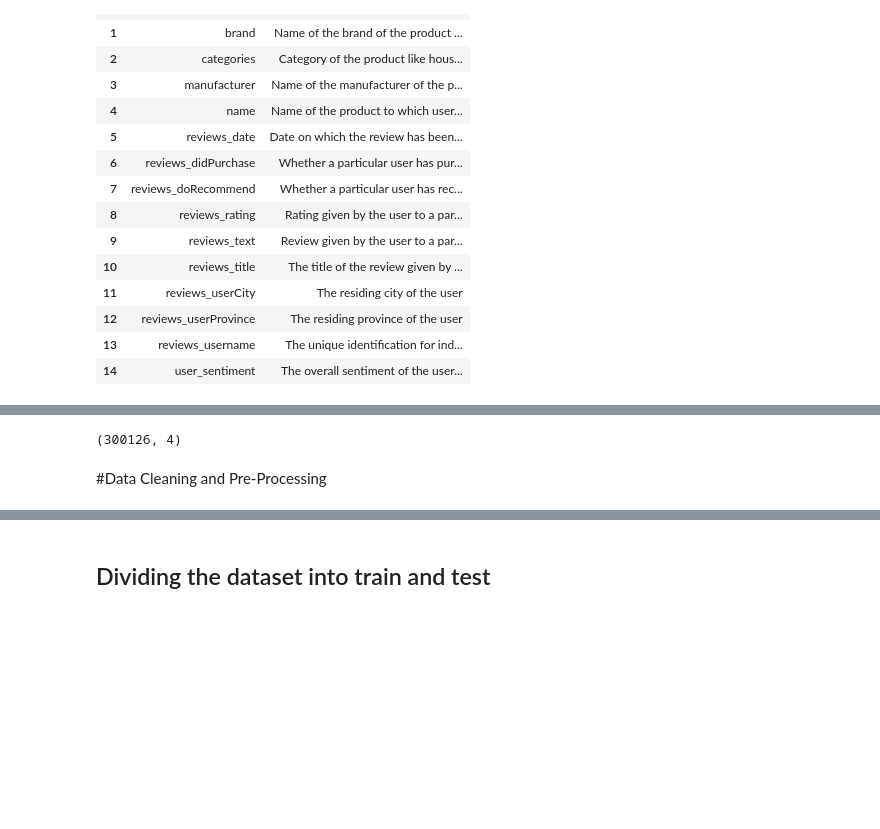
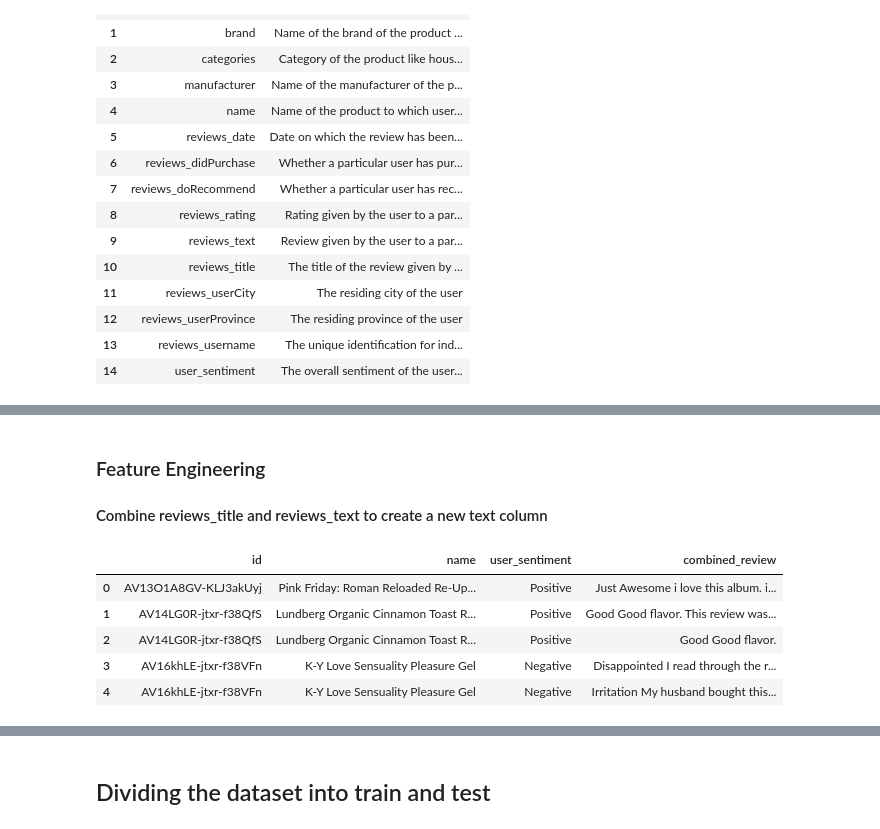
Before and after one commit to thomami244/Capstone_Project_Sentiment_Analysis, a Jupyter notebook: Recommendation+System+Notebook.ipynb, the cells around one changed output, grey strips where cells are left out. Drawn from its saved outputs; the diff is of its cells as text; code cells hidden in the pictures; blank space fills up the shorter version.

```diff
--- a/Recommendation+System+Notebook.ipynb
+++ b/Recommendation+System+Notebook.ipynb
@@ -141,6 +130,10 @@ ratings.head()
-# %%
-ratings.shape
-# %% [output]
-(300126, 4)
-# %% [markdown]
-#Data Cleaning and Pre-Processing
+# %% [markdown]
+### Feature Engineering
+#### Combine reviews_title and reviews_text to create a new text column
+# %%
+df_data['combined_review'] = df_data.apply(
+    lambda row: f"{row['reviews_title']} {row['reviews_text']}".strip()
+    if pd.notnull(row['reviews_title']) or pd.notnull(row['reviews_text'])
+    else np.nan,
+    axis=1
+)
@@ -146,0 +144,10 @@ ratings.shape
+# %%
+# showing the new data set, which combines the review and drops the components - 'reviews_title' and 'reviews_text'
+df_data.head()
+# %% [output]
+|  | id | name | user_sentiment | combined_review |
+| 0 | AV13O1A8GV-KLJ3akUyj | Pink Friday: Roman Reloaded Re-Up... | Positive | Just Awesome i love this album. i... |
+| 1 | AV14LG0R-jtxr-f38QfS | Lundberg Organic Cinnamon Toast R... | Positive | Good Good flavor. This review was... |
+| 2 | AV14LG0R-jtxr-f38QfS | Lundberg Organic Cinnamon Toast R... | Positive | Good Good flavor. |
+| 3 | AV16khLE-jtxr-f38VFn | K-Y Love Sensuality Pleasure Gel | Negative | Disappointed I read through the r... |
+| 4 | AV16khLE-jtxr-f38VFn | K-Y Love Sensuality Pleasure Gel | Negative | Irritation My husband bought this... |
```
Also changed, not shown: parts of 34 cells of this notebook.
